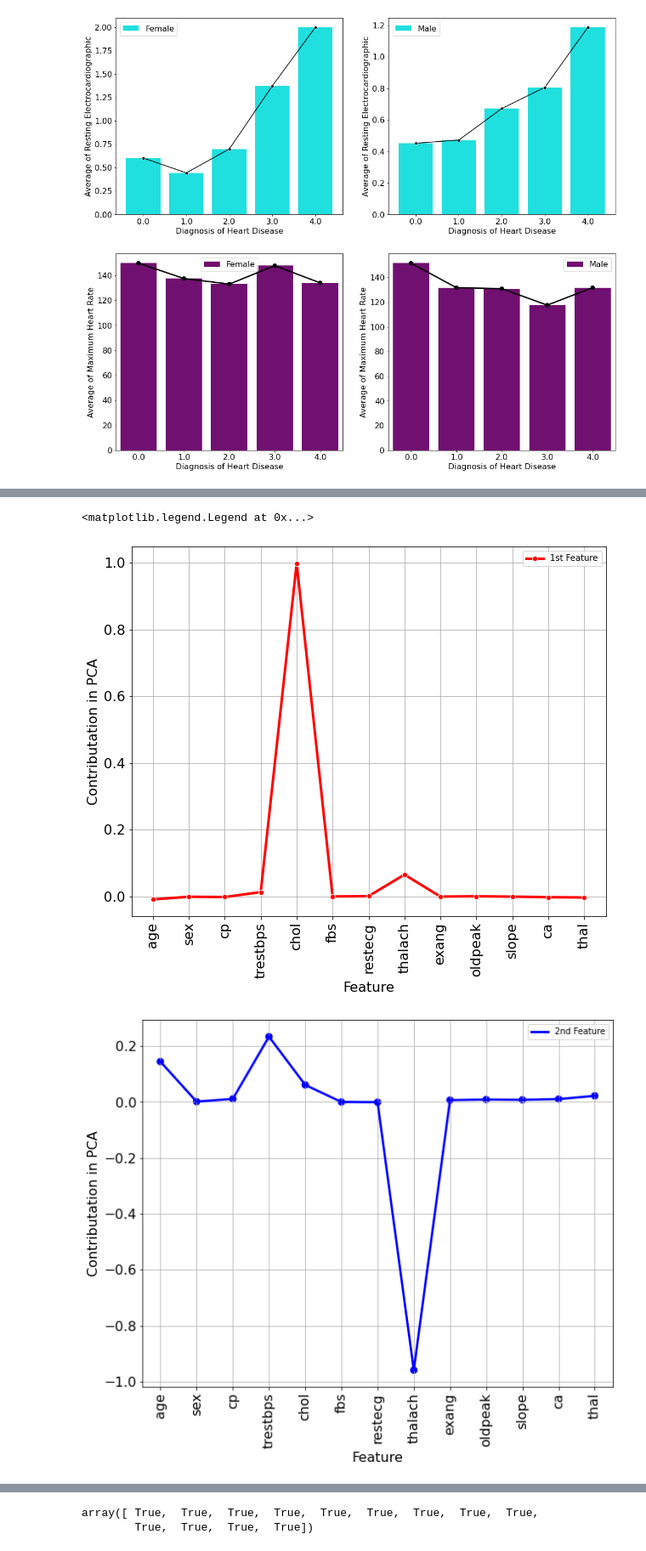
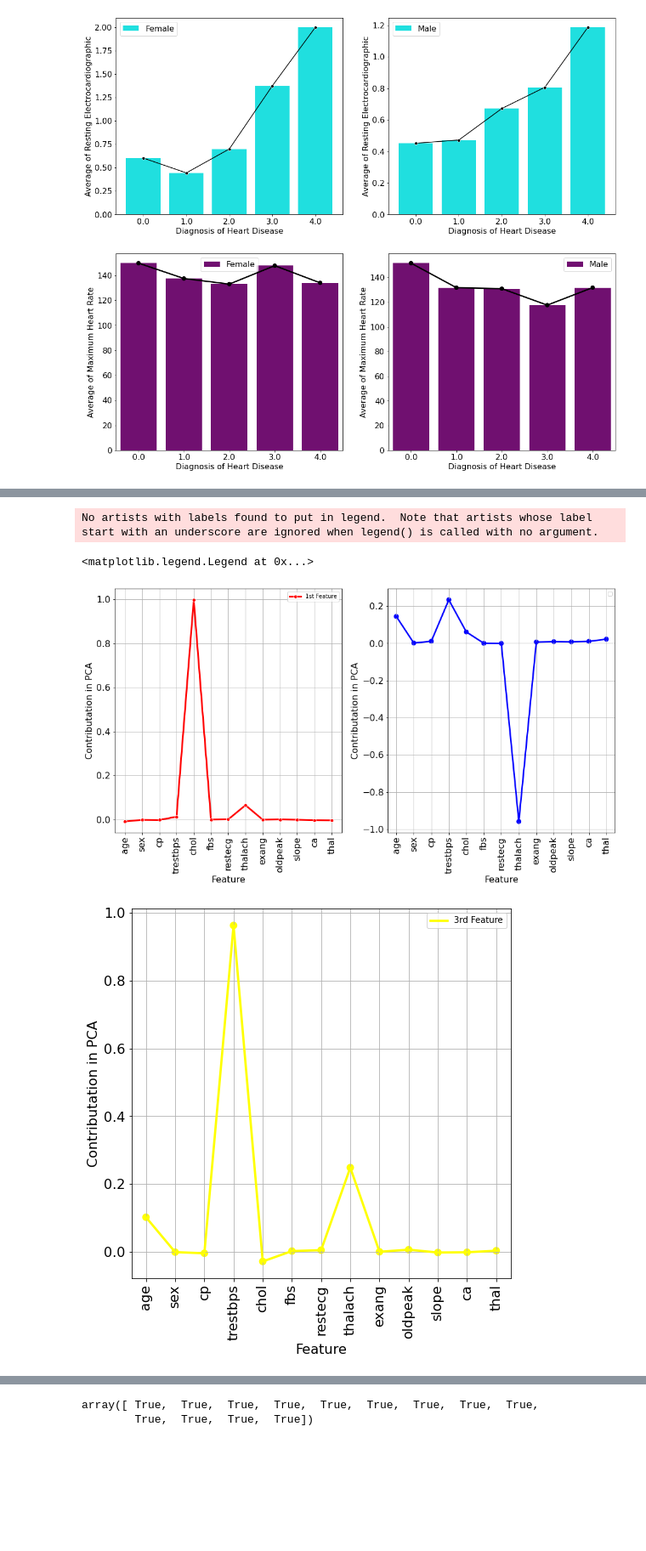
Before and after one commit to bkeshavarzi/Heart, a Jupyter notebook: FeatureCorrelationHeart.ipynb, the cells around one changed output, grey strips where cells are left out. Shown at 85% size. Cells and saved outputs as stored; diff of their text form; code cells hidden in the pictures; blank space fills up the shorter version.

```diff
--- a/FeatureCorrelationHeart.ipynb
+++ b/FeatureCorrelationHeart.ipynb
@@ -240,37 +422,38 @@ pca_data.shape
 # %%
 pd.DataFrame(data = pca_data, columns = ['feature_'+str(i) for i in range(number_comp)]).to_csv('PCAData.csv')
 # %%
-fig, ax = plt.subplots(1,1,figsize=(10,8))
-sns.lineplot(data = pca_df, x = 'index', y = 'feature_0', color = 'red', ax = ax, linewidth = 3,
+fig, axis = plt.subplots(1,2,figsize=(16,8))
+av = sns.lineplot(data = pca_df, x = 'index', y = 'feature_0', color = 'red', ax = axis[0], linewidth = 3,
               label = '1st Feature', marker = 'o')
 
-ax.tick_params(axis='x',labelsize=12, labelrotation = 90)
-ax.tick_params(axis='both',labelsize=16)
-ax.set_xlabel('Feature', fontsize= 16)
-ax.set_ylabel('Contributation in PCA', fontsize= 16)
-ax.grid()
-ax.legend();
+av.tick_params(axis='x',labelsize=12, labelrotation = 90)
+av.tick_params(axis='both',labelsize=16)
+av.set_xlabel('Feature', fontsize= 16)
+av.set_ylabel('Contributation in PCA', fontsize= 16)
+av.grid()
+av.legend();
 
-fig, ax = plt.subplots(1,1,figsize=(10,8))
-sns.pointplot(data = pca_df, x = 'index', y = 'feature_1', color = 'blue', ax = ax, linewidth = 3,
+av = sns.pointplot(data = pca_df, x = 'index', y = 'feature_1', color = 'blue', ax = axis[1], linewidth = 3,
               label = '2nd Feature', marker = 's')
-ax.tick_params(axis='x',labelsize=12, labelrotation = 90)
-ax.tick_params(axis='both',labelsize=16)
-ax.set_xlabel('Feature', fontsize= 16)
-ax.set_ylabel('Contributation in PCA', fontsize= 16)
-ax.grid()
-plt.legend(['2nd Feature']);
 
-fig, ax = plt.subplots(1,1,figsize=(10,8))
+av.tick_params(axis='x',labelsize=12, labelrotation = 90)
+av.tick_params(axis='both',labelsize=16)
+av.set_xlabel('Feature', fontsize= 16)
+av.set_ylabel('Contributation in PCA', fontsize= 16)
+av.grid()
+av.legend();
+
+fig, ax = plt.subplots(1,1,figsize=(8,8))
 sns.pointplot(data = pca_df, x = 'index', y = 'feature_2', color = 'yellow', ax = ax, linewidth = 3,
               label = '3rd Feature', marker = '*')
 ax.tick_params(axis='x',labelsize=12, labelrotation = 90)
 ax.tick_params(axis='both',labelsize=16)
 ax.set_xlabel('Feature', fontsize= 16)
 ax.set_ylabel('Contributation in PCA', fontsize= 16)
 ax.grid()
 plt.legend(['3rd Feature'])
 # %% [output]
-<matplotlib.legend.Legend at 0x...>
+No artists with labels found to put in legend.  Note that artists whose label start with an underscore are ignored when legend() is called with no argument.
+<matplotlib.legend.Legend at 0x...>
-[figure, old version]
+[figure, new version]
-[figure, old version]
+[figure, new version]
```
Also changed, not shown: parts of 35 cells of this notebook, 48 other files.
